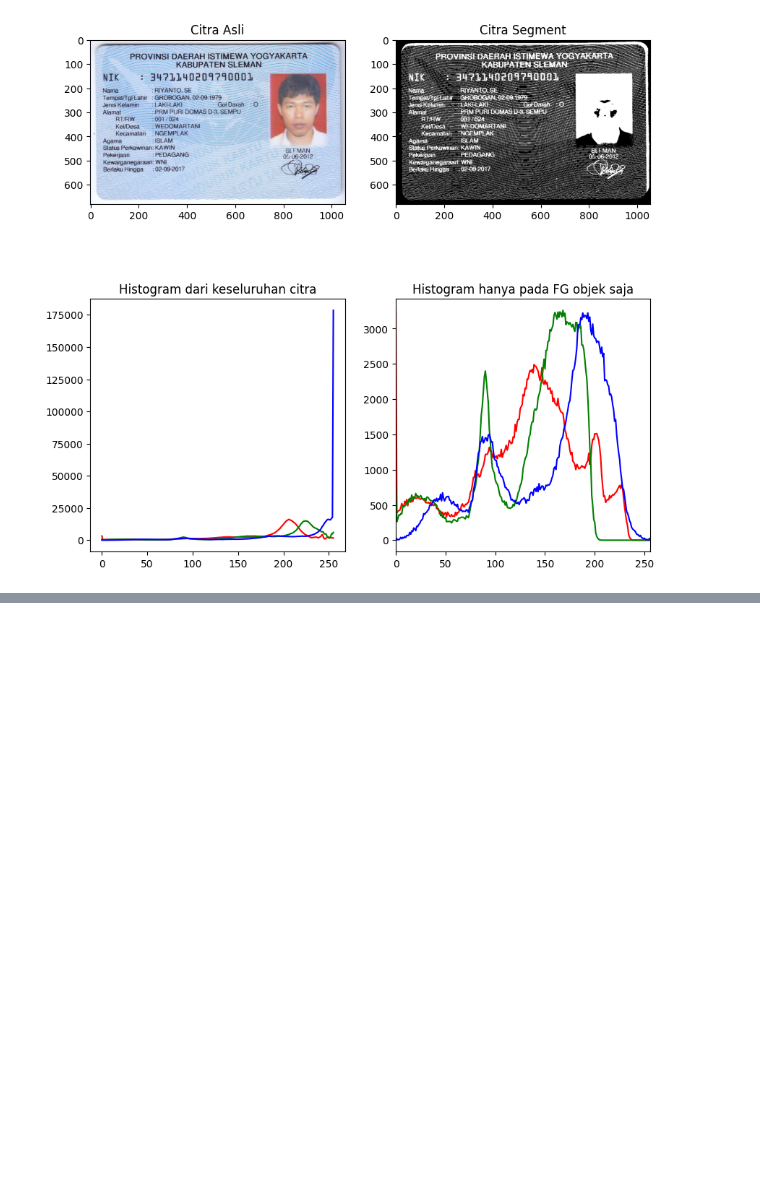
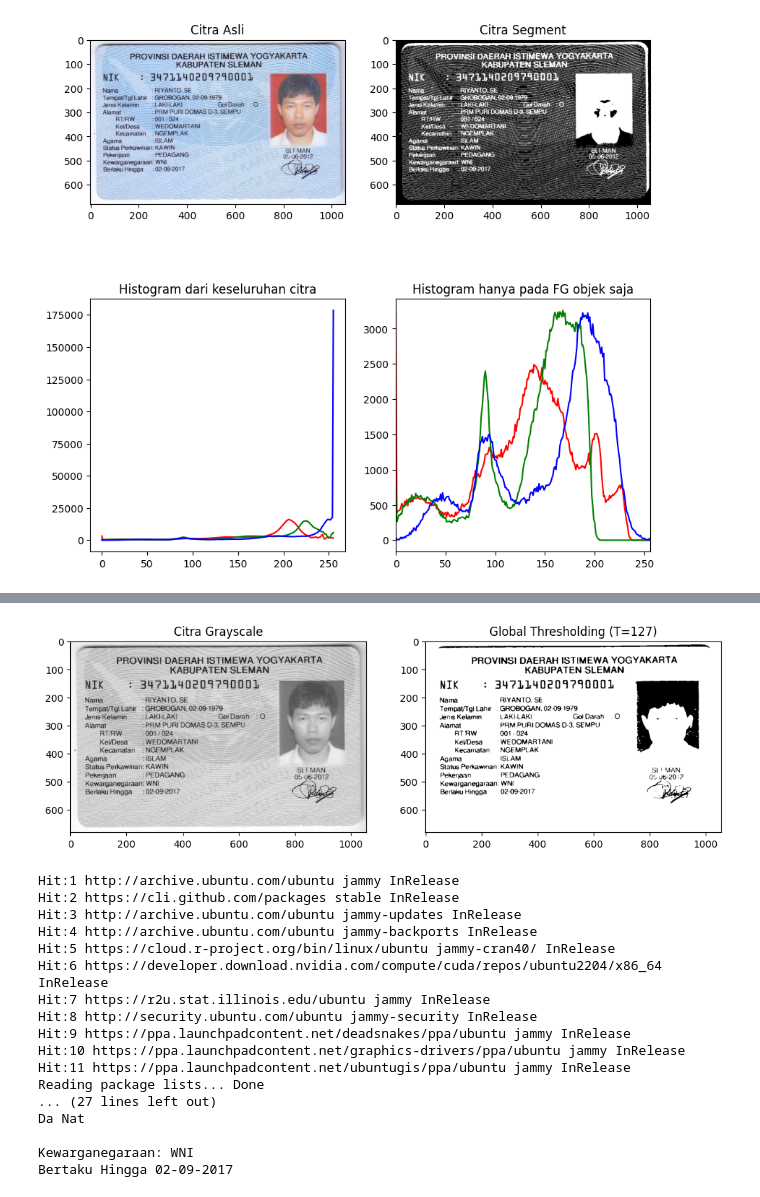
Before and after one commit to abdullatifm1127/PCVK_GANJIL_2025, a Jupyter notebook: Week9.ipynb, the cells around one changed output, grey strips where cells are left out. Saved outputs shown, nothing was run; the diff lists cells and outputs as text; code cells hidden in the pictures; blank space fills up the shorter version.

```diff
--- a/Week9.ipynb
+++ b/Week9.ipynb
@@ -141,0 +177,50 @@ plt.show()
+# %%
+filename = '/content/drive/MyDrive/Tugas PCVK/ktp.png'
+img = cv2.imread(filename)
+
+gray = cv2.cvtColor(img, cv2.COLOR_BGR2GRAY)
+
+blur = cv2.GaussianBlur(gray, (5, 5), 0)
+
+thresh_value = 127
+_, global_thresh = cv2.threshold(blur, thresh_value, 255, cv2.THRESH_BINARY)
+
+plt.figure(figsize=(12,5))
+plt.subplot(1,2,1)
+plt.title('Citra Grayscale')
+plt.imshow(gray, cmap='gray')
+
+plt.subplot(1,2,2)
+plt.title(f'Global Thresholding (T={thresh_value})')
+plt.imshow(global_thresh, cmap='gray')
+plt.show()
+
+cv2.imwrite('/content/drive/MyDrive/Tugas PCVK/ktp_threshold_global.png', global_thresh)
+
+# Install Indonesian language pack for Tesseract
+!sudo apt-get update
+!sudo apt-get install tesseract-ocr-ind
+
+text = pytesseract.image_to_string(global_thresh, lang='ind')  # bisa juga 'eng' atau 'ind+eng'
+
+print("=== HASIL TEKS DARI KTP ===")
+print(text)
+# %% [output]
+[figure, added]
+Hit:1 http://archive.ubuntu.com/ubuntu jammy InRelease
+Hit:2 https://cli.github.com/packages stable InRelease
+Hit:3 http://archive.ubuntu.com/ubuntu jammy-updates InRelease
+Hit:4 http://archive.ubuntu.com/ubuntu jammy-backports InRelease
+Hit:5 https://cloud.r-project.org/bin/linux/ubuntu jammy-cran40/ InRelease
+Hit:6 https://developer.download.nvidia.com/compute/cuda/repos/ubuntu2204/x86_64  InRelease
+Hit:7 https://r2u.stat.illinois.edu/ubuntu jammy InRelease
+Hit:8 http://security.ubuntu.com/ubuntu jammy-security InRelease
+Hit:9 https://ppa.launchpadcontent.net/deadsnakes/ppa/ubuntu jammy InRelease
+Hit:10 https://ppa.launchpadcontent.net/graphics-drivers/ppa/ubuntu jammy InRelease
+Hit:11 https://ppa.launchpadcontent.net/ubuntugis/ppa/ubuntu jammy InRelease
+Reading package lists... Done
+... (27 lines left out)
+Da Nat
+
+Kewarganegaraan: WNI
+Bertaku Hingga 02-09-2017
```
Also changed, not shown: parts of 2 cells of this notebook.
